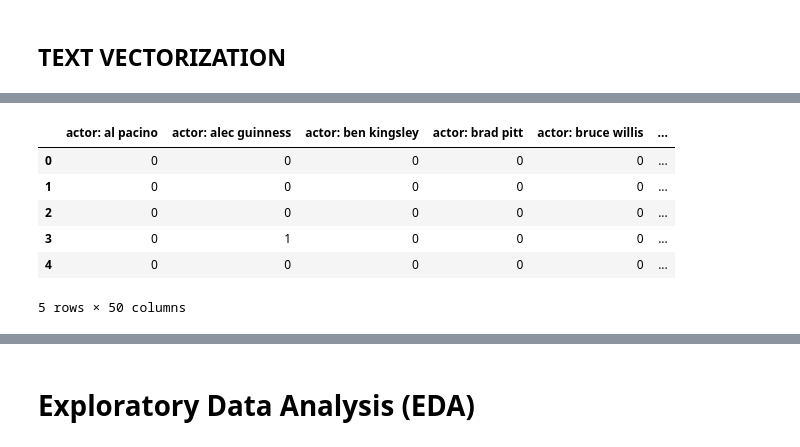
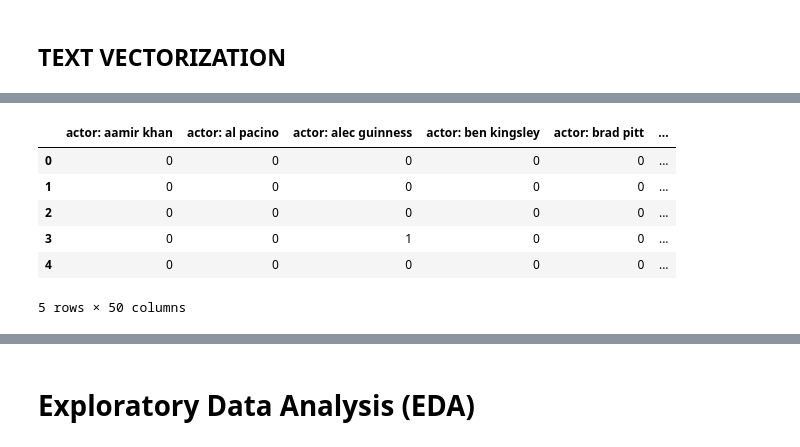
Before and after one commit to AndrewJeong89/GA-DSI, a Jupyter notebook: projects/projects-weekly/project-06/IMDB RATING.ipynb, the cells around one changed output, grey strips where cells are left out. Saved outputs shown, nothing was run; the diff lists cells and outputs as text; code cells hidden in the pictures.

```diff
--- a/projects/projects-weekly/project-06/IMDB RATING.ipynb
+++ b/projects/projects-weekly/project-06/IMDB RATING.ipynb
@@ -91,3 +70,5 @@ df1.head(3)
+# %%
+df1 = pd.read_csv('imdb_grossrev.csv', index_col=0)
 # %% [markdown]
 # Data Cleaning & Munging
 # %%
@@ -229,6 +210,10 @@ df[pd.isnull(df['Released'])]
 # Change released date of  of 'The Gold Rush' from NaN to '1925-06-26'
 
 df.loc[df['Title'] == 'The Gold Rush' , 'Released'] = pd.to_datetime('1925-06-26')
+# %%
+# Fill in 0 for NaN Gross Revenue values
+
+df['Gross'].fillna(0, inplace=True)
 # %%
 # Drop "Awards" column - colinearity of awards and rating
 df.drop('Awards',axis=1, inplace=True)
@@ -264,7 +249,9 @@ df.head()
 # %%
 from sklearn.feature_extraction.text import CountVectorizer
 # %%
-cv = CountVectorizer(binary=True, max_features=50)
+# CountVectorize Genre Column (dummy variables)
+
+cv = CountVectorizer(tokenizer=lambda x: x.split(', '),binary=True, max_features=50)
 data = cv.fit_transform(df.Genre).todense()
 columns = ['genre_'+c for c in cv.get_feature_names()]
 genredf = pd.DataFrame(data, columns=columns)
@@ -302,16 +292,18 @@ genredf.drop('genre_music',axis=1, inplace=True)
 # %%
 df = pd.concat([df, genredf], axis = 1)
 # %%
-cv = CountVectorizer(token_pattern=u'(?u)\\w+\.?\\w?\.? \\w+', binary=True, max_features=50)
+# CountVectorize Actor Columns (dummy variables)
+
+cv = CountVectorizer(tokenizer=lambda x: x.split(', '), binary=True, max_features=50)
 data = cv.fit_transform(df.Actors).todense()
 columns = ['actor: '+c for c in cv.get_feature_names()]
 actorsdf = pd.DataFrame(data, columns=columns)
 actorsdf.head()
 # %% [output]
-|  | actor: al pacino | actor: alec guinness | actor: ben kingsley | actor: brad pitt | actor: bruce willis | ... |
+|  | actor: aamir khan | actor: al pacino | actor: alec guinness | actor: ben kingsley | actor: brad pitt | ... |
 | 0 | 0 | 0 | 0 | 0 | 0 | ... |
 | 1 | 0 | 0 | 0 | 0 | 0 | ... |
 | 2 | 0 | 0 | 0 | 0 | 0 | ... |
-| 3 | 0 | 1 | 0 | 0 | 0 | ... |
+| 3 | 0 | 0 | 1 | 0 | 0 | ... |
 | 4 | 0 | 0 | 0 | 0 | 0 | ... |
 5 rows × 50 columns
```
Also changed, not shown: parts of 37 cells of this notebook, 18 other files.
